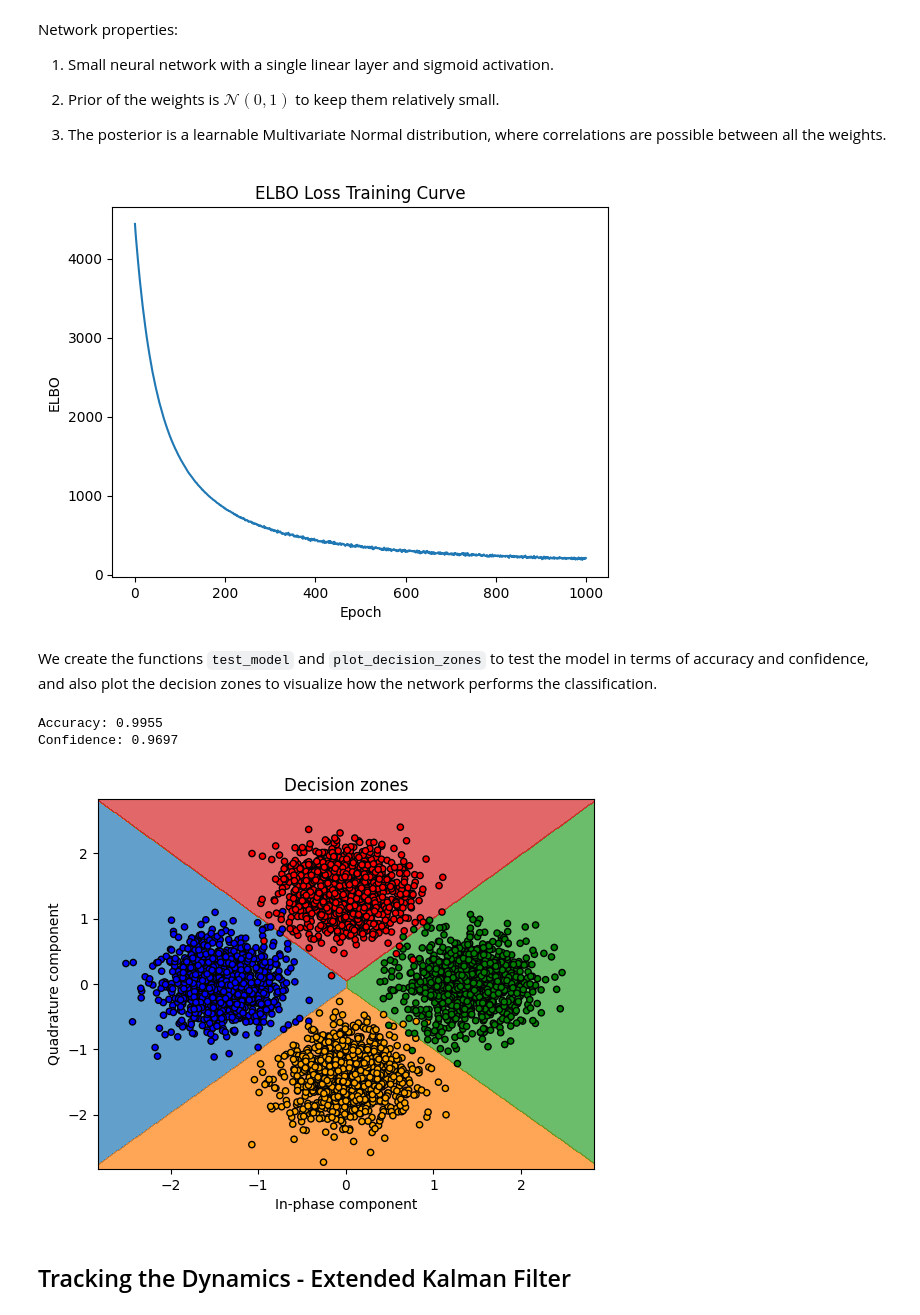
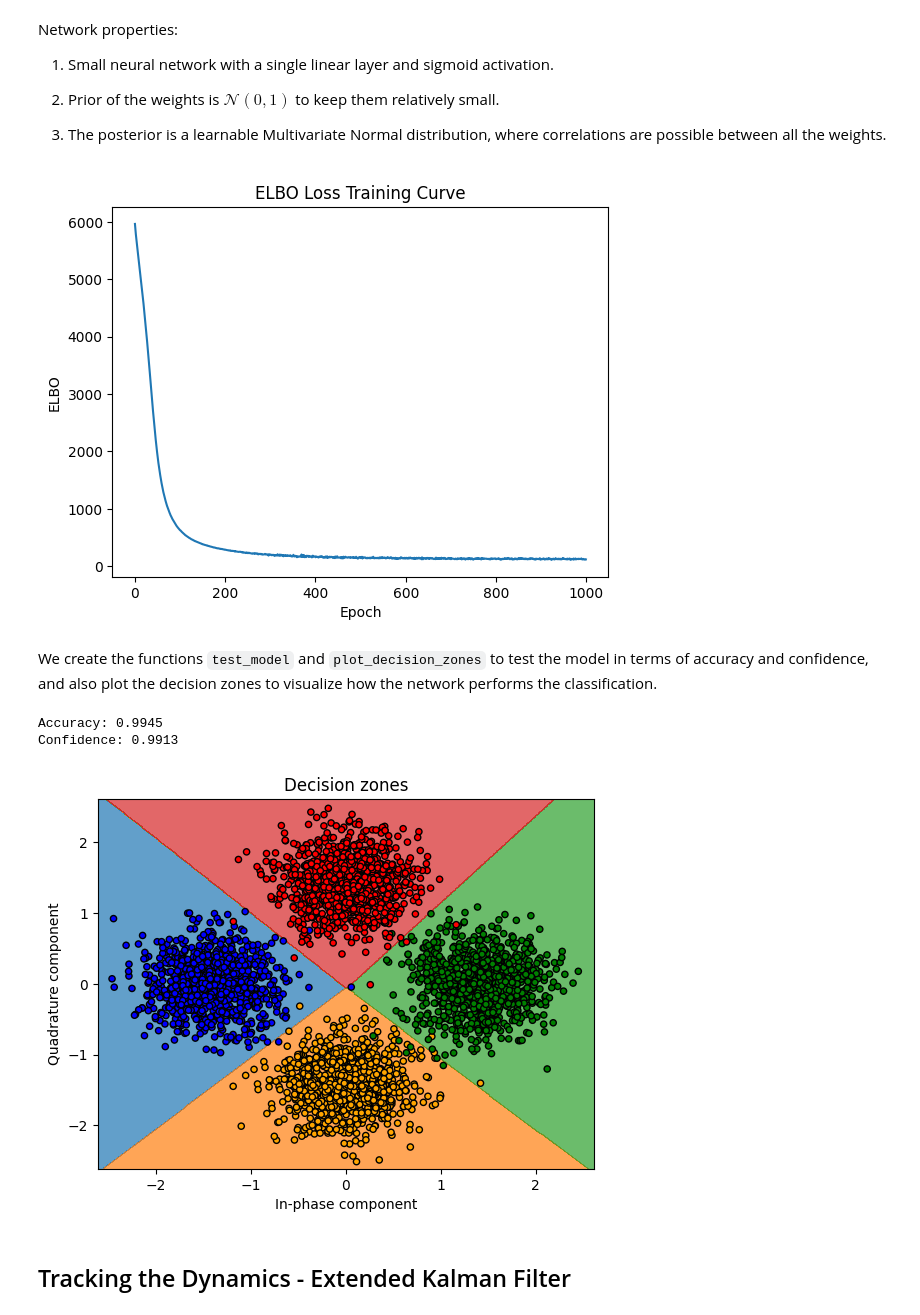
Before and after one commit to gusakovy/ContBayes, a Jupyter notebook: demos/classification_example.ipynb, the cells around one changed output. Saved outputs shown, nothing was run; the diff lists cells and outputs as text; code cells hidden in the pictures.

```diff
--- a/demos/classification_example.ipynb
+++ b/demos/classification_example.ipynb
@@ -152,11 +152,13 @@ trained = False
 class Net(nn.Module):
     def __init__(self):
         super(Net, self).__init__()
-        self.fc1 = nn.Linear(2, 4)
+        self.fc1 = nn.Linear(2, 2)
+        self.fc2 = nn.Linear(2, 4)
         self.softmax = nn.Softmax(dim = -1)
 
     def forward(self, inputs):
-        outputs = self.softmax(self.fc1(inputs))
+        outputs = self.fc1(inputs)
+        outputs = self.softmax(self.fc2(outputs))
         return outputs
 
 prior = tyxe.priors.IIDPrior(dist.Normal(0, 1))
@@ -173,32 +175,32 @@ BayesNN = FullCovBNN(model_type = "classifier",
                  guide_builder = guide)
 # %%
 if trained:
-    BayesNN.predict(x[0])
+    # BayesNN.predict(x[0])
     BayesNN.set_loc(loc)
     BayesNN.set_scale(scale)
     BayesNN.set_tril(scale_tril)
 else:
     pyro.clear_param_store()
     param_store = pyro.get_param_store()
     optim = pyro.optim.Adam({"lr": 4e-3})
     elbos = []
     def callback(bnn, i, e):
         elbos.append(e)
 
     BayesNN.fit(loader, optim, 1000, callback)
 
     plt.plot(elbos)
     plt.xlabel("Epoch")
     plt.ylabel("ELBO")
     plt.title("ELBO Loss Training Curve")
     plt.show()
 
     loc = param_store.get_param('net_guide.loc').detach().clone()
     scale = param_store.get_param('net_guide.scale').detach().clone()
     scale_tril = param_store.get_param('net_guide.scale_tril').detach().clone()
     trained = True
 # %% [output]
-[figure, old version]
+[figure, new version]
 # %% [markdown]
 We create the functions `test_model` and `plot_decision_zones` to test the model in terms of accuracy and confidence, and also plot the decision zones to visualize how the network performs the classification.
 # %%
@@ -257,9 +259,9 @@ print(f"Accuracy: {acc:.4f}")
 print(f"Confidence: {conf:.4f}")
 plot_decision_zones(BayesNN, x, y, 4)
 # %% [output]
-Accuracy: 0.9955
-Confidence: 0.9697
+Accuracy: 0.9945
+Confidence: 0.9913
-[figure, old version]
+[figure, new version]
 # %% [markdown]
 ## Tracking the Dynamics - Extended Kalman Filter
 # %% [markdown]
```
Also changed, not shown: parts of 5 cells of this notebook.
